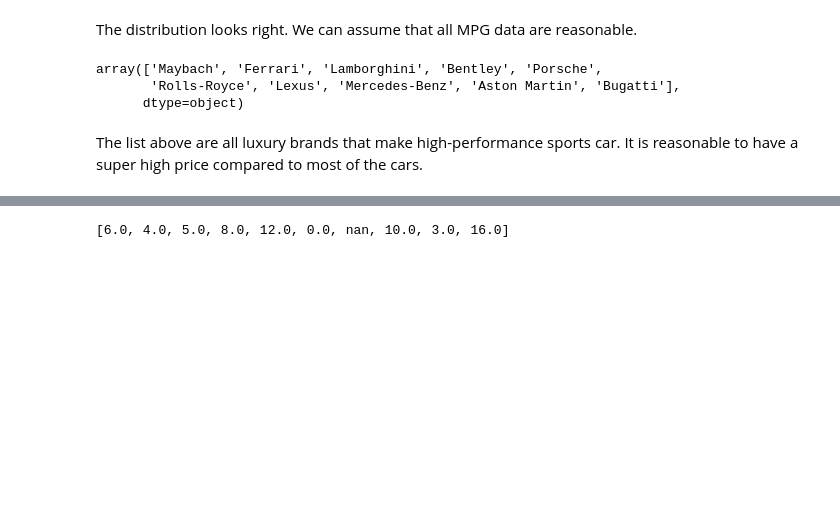
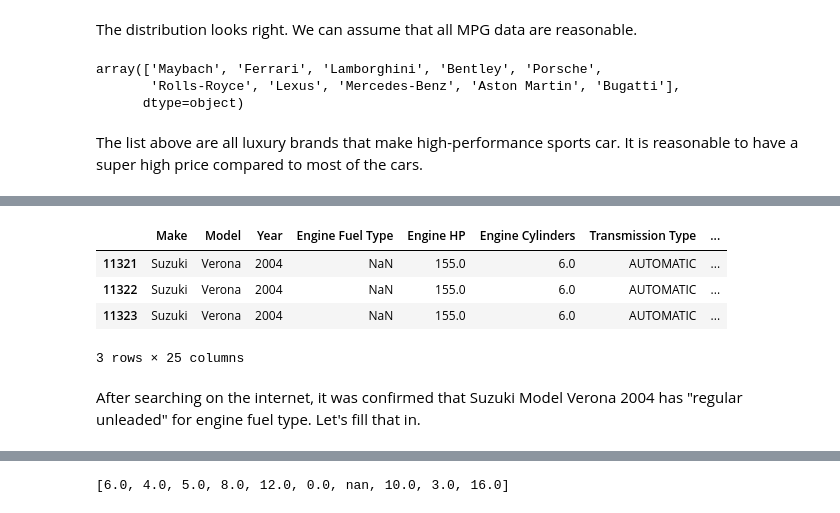
Before and after one commit to LanxyL/Capstone2, a Jupyter notebook: Notebooks/1_data_wrangling.ipynb, the cells around one changed output, grey strips where cells are left out. Saved outputs shown, nothing was run; the diff lists cells and outputs as text; code cells hidden in the pictures; blank space fills up the shorter version.

```diff
--- a/Notebooks/1_data_wrangling.ipynb
+++ b/Notebooks/1_data_wrangling.ipynb
@@ -369,0 +385,10 @@ The list above are all luxury brands that make high-performance sports car. It i
+# %%
+car_data.loc[car_data['Engine Fuel Type'].isnull()]
+# %% [output]
+|  | Make | Model | Year | Engine Fuel Type | Engine HP | Engine Cylinders | Transmission Type | ... |
+| 11321 | Suzuki | Verona | 2004 | NaN | 155.0 | 6.0 | AUTOMATIC | ... |
+| 11322 | Suzuki | Verona | 2004 | NaN | 155.0 | 6.0 | AUTOMATIC | ... |
+| 11323 | Suzuki | Verona | 2004 | NaN | 155.0 | 6.0 | AUTOMATIC | ... |
+3 rows × 25 columns
+# %% [markdown]
+After searching on the internet, it was confirmed that Suzuki Model Verona 2004 has "regular unleaded" for engine fuel type. Let's fill that in.
```
Also changed, not shown: parts of 3 cells of this notebook, 2 other files.
